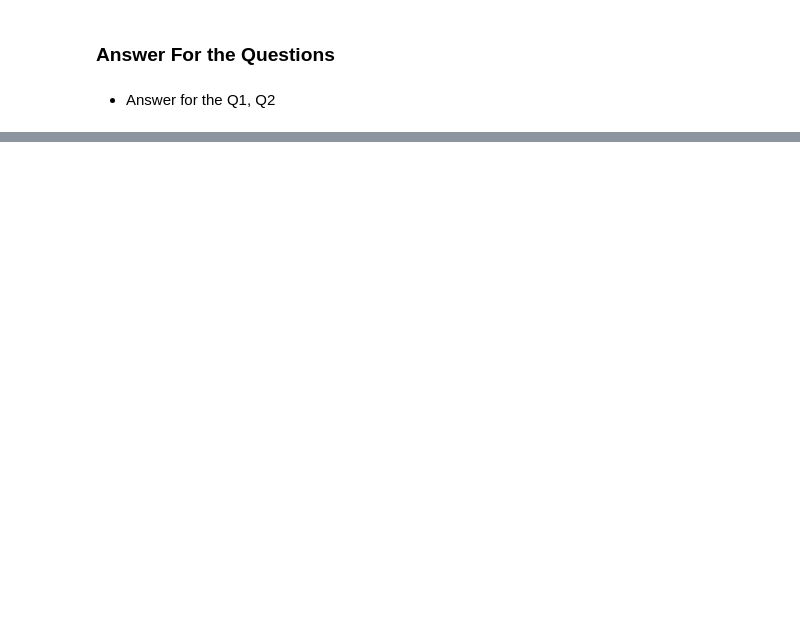
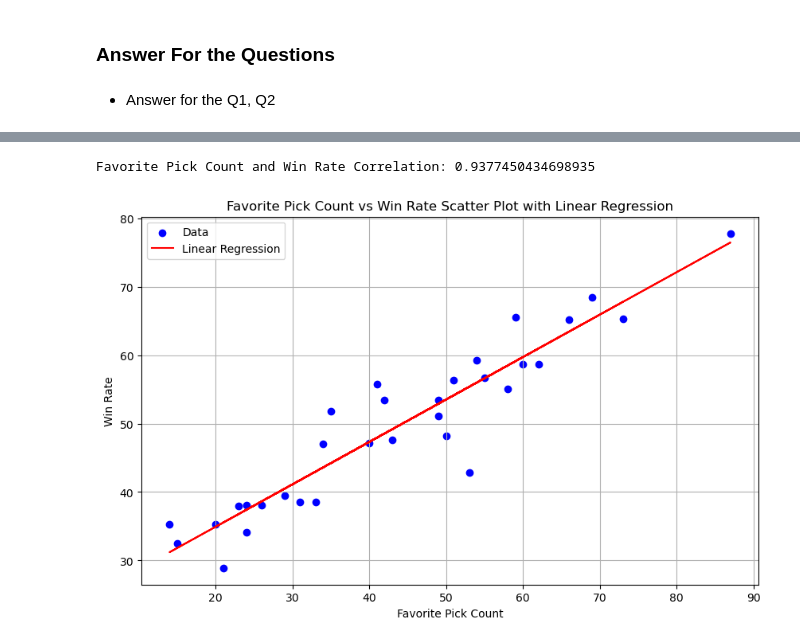
Before and after one commit to tarsian/Group_1-Project_1, a Jupyter notebook: NFL Betting/NFL_betting(Kwangho).ipynb, the cells around one changed output, grey strips where cells are left out. Saved outputs shown, nothing was run; the diff lists cells and outputs as text; code cells hidden in the pictures; blank space fills up the shorter version.

Commit message:
added graph

```diff
--- a/NFL Betting/NFL_betting(Kwangho).ipynb
+++ b/NFL Betting/NFL_betting(Kwangho).ipynb
@@ -612,0 +575,27 @@ Name: 0, dtype: object
+# %%
+# Calculate correlation
+correlation = Moneyline_df['Favorite Pick Count'].corr(Moneyline_df['Win Rate'])
+print("Favorite Pick Count and Win Rate Correlation:", correlation)
+
+# Calculate linear regression
+slope, intercept, r_value, p_value, std_err = linregress(Moneyline_df['Favorite Pick Count'], Moneyline_df['Win Rate'])
+
+# Scatter plot
+plt.figure(figsize=(10, 6))
+plt.scatter(Moneyline_df['Favorite Pick Count'], Moneyline_df['Win Rate'], color='blue', label='Data')
+
+# Plot linear regression line
+plt.plot(Moneyline_df['Favorite Pick Count'], intercept + slope * Moneyline_df['Favorite Pick Count'], color='red', label='Linear Regression')
+
+# Labeling the plot
+plt.xlabel('Favorite Pick Count')
+plt.ylabel('Win Rate')
+plt.title('Favorite Pick Count vs Win Rate Scatter Plot with Linear Regression')
+plt.legend()
+
+# Display the plot
+plt.grid(True)
+plt.show()
+# %% [output]
+Favorite Pick Count and Win Rate Correlation: 0.9377450434698935
+[figure, added]
```
Also changed, not shown: parts of 6 cells of this notebook.
